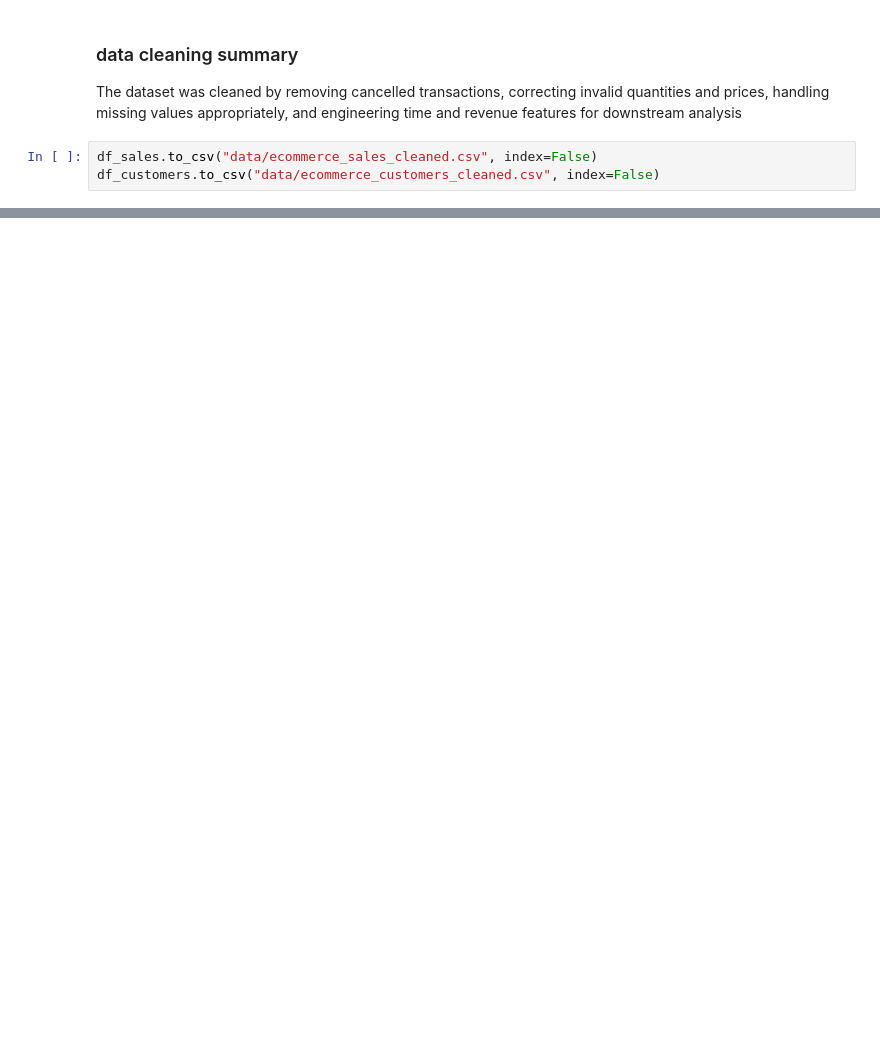
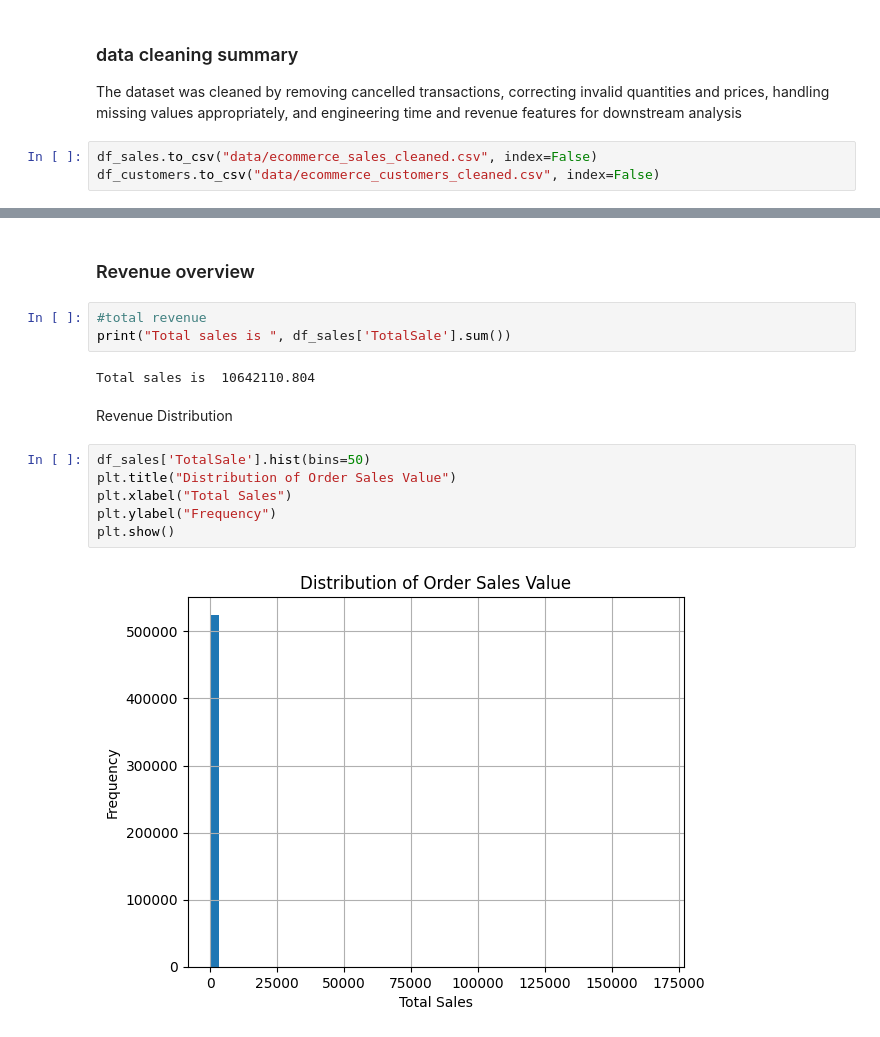
Before and after one commit to Jawid-Arabzada/ecommerce-sales-analysis, a Jupyter notebook: E_commerce_Sales.ipynb, the cells around one changed output, grey strips where cells are left out. Drawn from its saved outputs; the diff is of its cells as text; blank space fills up the shorter version.

```diff
--- a/E_commerce_Sales.ipynb
+++ b/E_commerce_Sales.ipynb
@@ -258,0 +286,17 @@ df_customers.to_csv("data/ecommerce_customers_cleaned.csv", index=False)
+# %% [markdown]
+### Revenue overview
+# %%
+#total revenue
+print("Total sales is ", df_sales['TotalSale'].sum())
+# %% [output]
+Total sales is  10642110.804
+# %% [markdown]
+Revenue Distribution
+# %%
+df_sales['TotalSale'].hist(bins=50)
+plt.title("Distribution of Order Sales Value")
+plt.xlabel("Total Sales")
+plt.ylabel("Frequency")
+plt.show()
+# %% [output]
+[figure, added]
```
Also changed, not shown: parts of 6 cells of this notebook.
